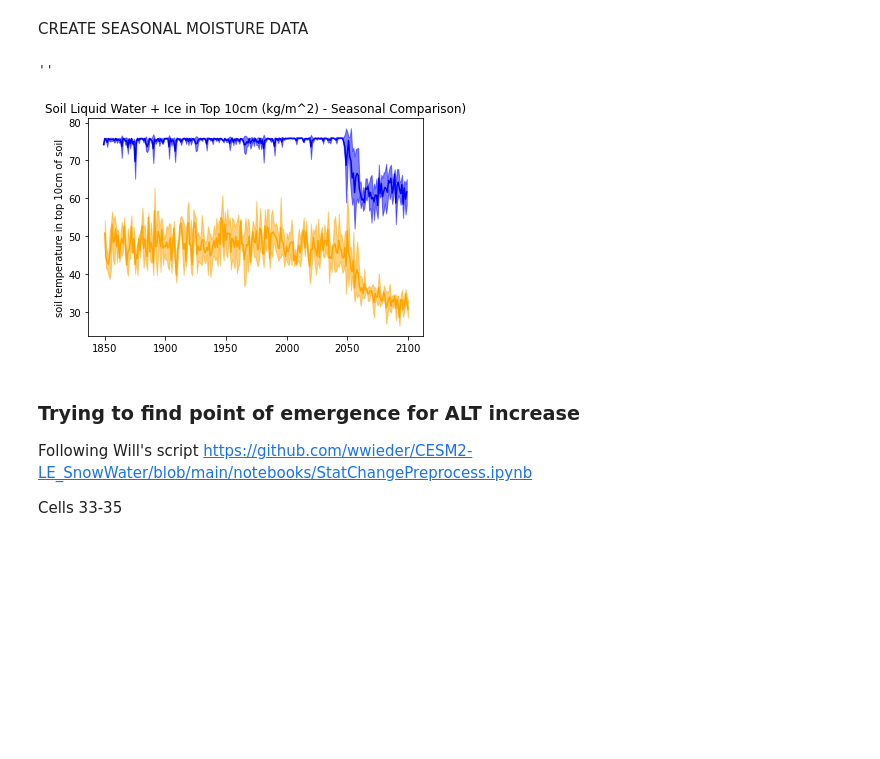
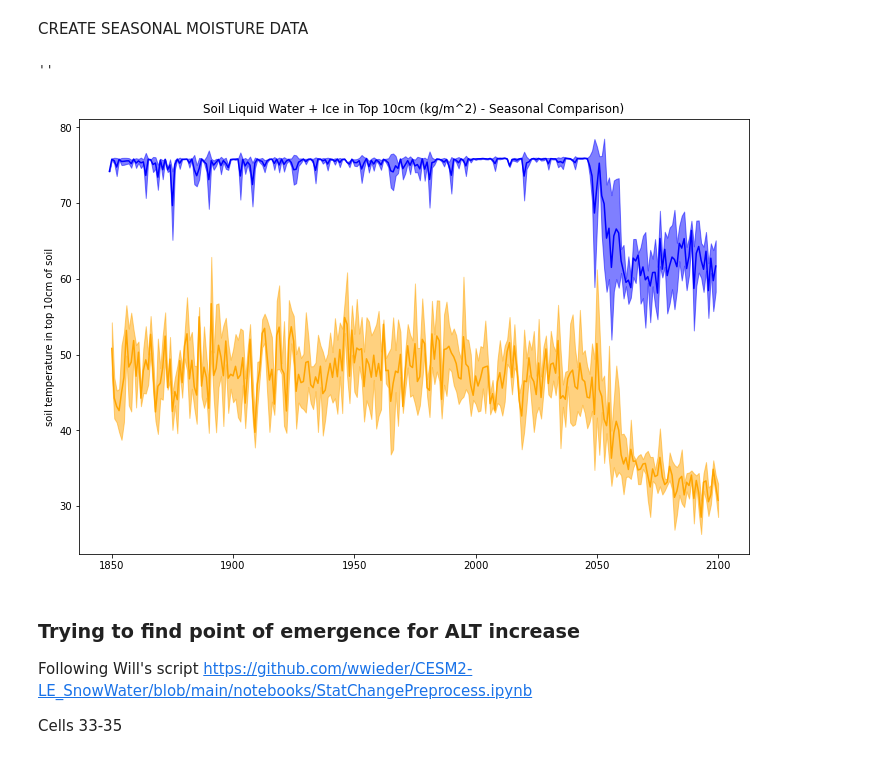
Before and after one commit to eschlerm/permafrost, a Jupyter notebook: LocalChange-ARC.ipynb, the cells around one changed output. Drawn from its saved outputs; the diff is of its cells as text; code cells hidden in the pictures; blank space fills up the shorter version.

Commit message:
Increase plot sizes

```diff
--- a/LocalChange-ARC.ipynb
+++ b/LocalChange-ARC.ipynb
@@ -794,40 +795,41 @@ plt.show()
 CREATE SEASONAL MOISTURE DATA
 # %%
 sw_season = dsMonth2.SOILWATER_10CM.resample(time="QS-DEC").mean().isel(time=slice(0,-1))
+
 sw_winter = sw_season.where(sw_season.time['time.month']==12, drop=True)
+sw_winter['time'] = sw_winter.time['time.year'].values
+
 sw_summer = sw_season.where(sw_season.time['time.month']==6, drop=True)
+sw_summer['time'] = sw_summer.time['time.year'].values
 
 # sw_winter.mean(['lat','lon','ens']).plot(color='blue')
 # sw_summer.isel(ens=1).mean(['lat','lon']).plot(color='orange')
-
 # print(temp_summer)
 # %%
+plt.figure(figsize=[12,8])
+
 y_summer = sw_summer.sel(lat=plat,lon=plon,method='nearest').mean('ens')
-ystd_summer = sw_summer.sel(lat=plat,lon=plon,method='nearest').std('ens').values
-x = y_summer.time['time.year'].values
-y_summer=y_summer.values
+ystd_summer = sw_summer.sel(lat=plat,lon=plon,method='nearest').std('ens')
+x = y_summer.time
 plt.plot(x,y_summer,color='orange')
 
 plt.fill_between(x, (y_summer-ystd_summer), (y_summer+ystd_summer), alpha=0.5,color='orange')
 
-# print(y_summer.values-ystd_summer.values)
-# print(x)
 
 y_winter = sw_winter.sel(lat=plat,lon=plon,method='nearest').mean('ens')
-ystd_winter = sw_winter.sel(lat=plat,lon=plon,method='nearest').std('ens').values
-x = y_winter.time['time.year'].values
-y_winter = y_winter.values
+ystd_winter = sw_winter.sel(lat=plat,lon=plon,method='nearest').std('ens')
+x = y_winter.time
 plt.plot(x,y_winter,color='blue')
 
 plt.fill_between(x, (y_winter-ystd_winter), (y_winter+ystd_winter), alpha=0.5,color='blue')
 
 
 plt.ylabel(dsMonth2.TSOI_10CM.attrs['long_name'])
 plt.title('Soil Liquid Water + Ice in Top 10cm (kg/m^2) - Seasonal Comparison)')
 ;
 # %% [output]
 ''
-[figure, old version]
+[figure, new version]
 # %% [markdown]
 ### Trying to find point of emergence for ALT increase
 
```
Also changed, not shown: parts of 5 cells of this notebook.
